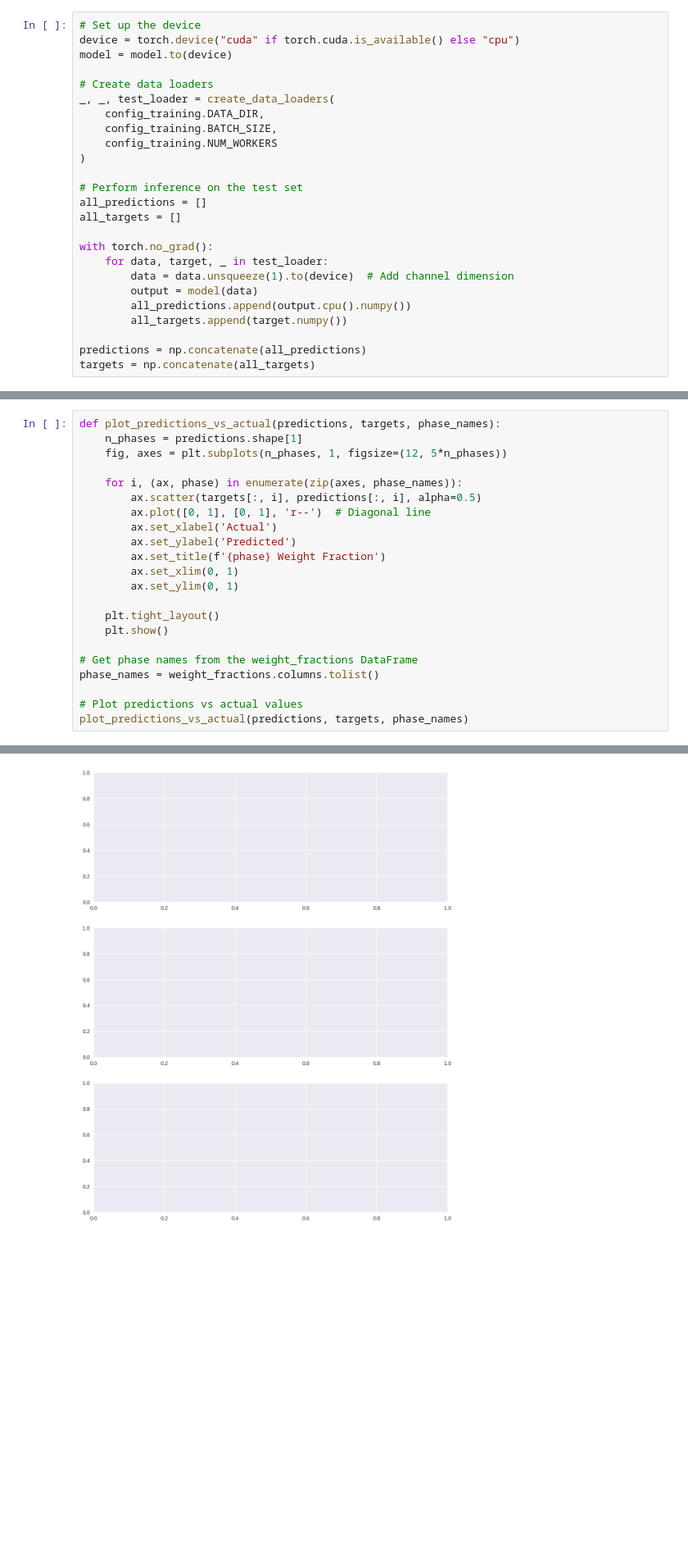
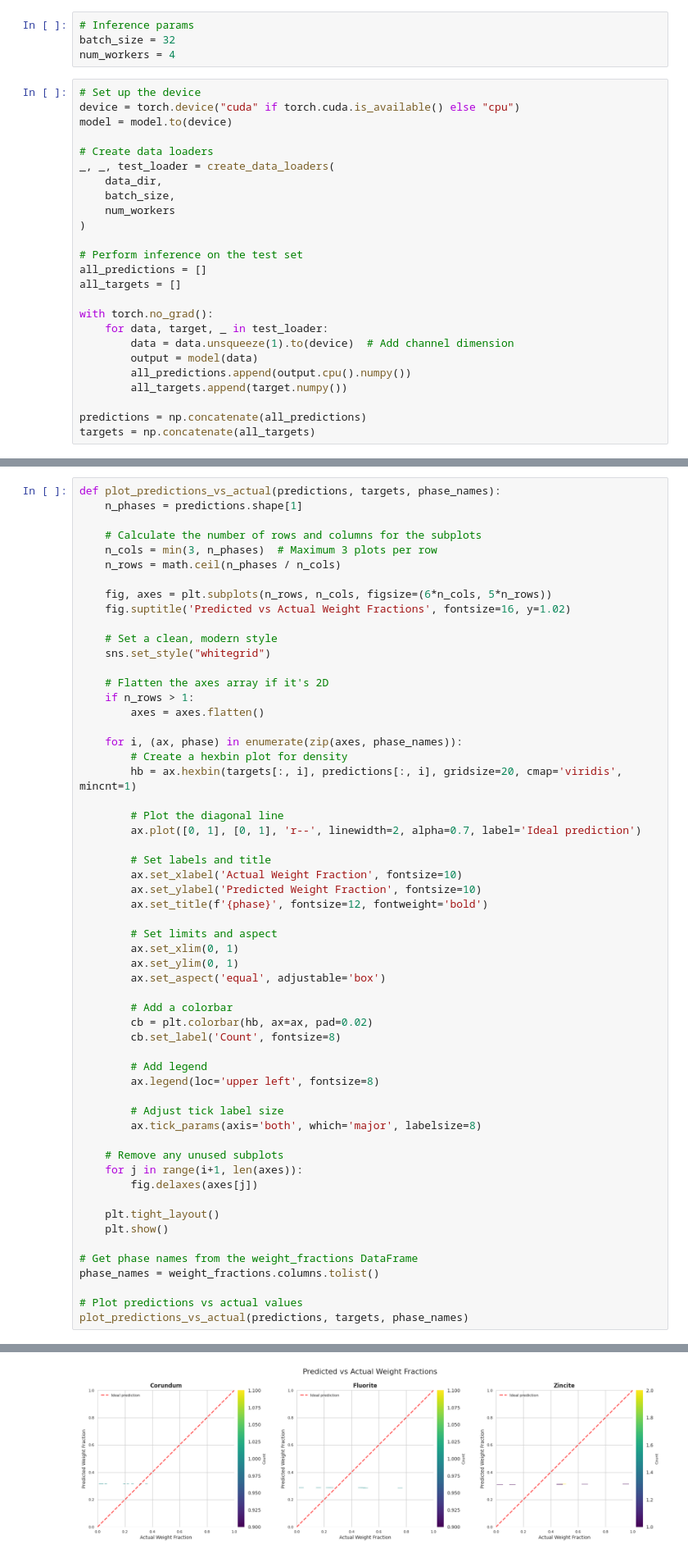
Before and after one commit to Machine-Intelligence-Characterisation/ML-for-phase-analysis, a Jupyter notebook: analysis/analysis.ipynb, the cells around one changed output, grey strips where cells are left out. Shown at 82% size. Cells and saved outputs as stored; diff of their text form; blank space fills up the shorter version.

```diff
--- a/analysis/analysis.ipynb
+++ b/analysis/analysis.ipynb
@@ -132,3 +145,7 @@ NameError: name 'smallFCN' is not defined
+# %%
+# Inference params
+batch_size = 32
+num_workers = 4
 # %%
 # Set up the device
 device = torch.device("cuda" if torch.cuda.is_available() else "cpu")
@@ -136,9 +153,9 @@ model = model.to(device)
 
 # Create data loaders
 _, _, test_loader = create_data_loaders(
-    config_training.DATA_DIR,
-    config_training.BATCH_SIZE,
-    config_training.NUM_WORKERS
+    data_dir,
+    batch_size,
+    num_workers
 )
 
 # Perform inference on the test set
@@ -157,16 +176,51 @@ targets = np.concatenate(all_targets)
 # %%
 def plot_predictions_vs_actual(predictions, targets, phase_names):
     n_phases = predictions.shape[1]
-    fig, axes = plt.subplots(n_phases, 1, figsize=(12, 5*n_phases))
+
+    # Calculate the number of rows and columns for the subplots
+    n_cols = min(3, n_phases)  # Maximum 3 plots per row
+    n_rows = math.ceil(n_phases / n_cols)
+
+    fig, axes = plt.subplots(n_rows, n_cols, figsize=(6*n_cols, 5*n_rows))
+    fig.suptitle('Predicted vs Actual Weight Fractions', fontsize=16, y=1.02)
+
+    # Set a clean, modern style
+    sns.set_style("whitegrid")
+
+    # Flatten the axes array if it's 2D
+    if n_rows > 1:
+        axes = axes.flatten()
 
     for i, (ax, phase) in enumerate(zip(axes, phase_names)):
-        ax.scatter(targets[:, i], predictions[:, i], alpha=0.5)
-        ax.plot([0, 1], [0, 1], 'r--')  # Diagonal line
-        ax.set_xlabel('Actual')
-        ax.set_ylabel('Predicted')
-        ax.set_title(f'{phase} Weight Fraction')
+        # Create a hexbin plot for density
+        hb = ax.hexbin(targets[:, i], predictions[:, i], gridsize=20, cmap='viridis', mincnt=1)
+
+        # Plot the diagonal line
+        ax.plot([0, 1], [0, 1], 'r--', linewidth=2, alpha=0.7, label='Ideal prediction')
+
+        # Set labels and title
+        ax.set_xlabel('Actual Weight Fraction', fontsize=10)
+        ax.set_ylabel('Predicted Weight Fraction', fontsize=10)
+        ax.set_title(f'{phase}', fontsize=12, fontweight='bold')
+
+        # Set limits and aspect
         ax.set_xlim(0, 1)
         ax.set_ylim(0, 1)
+        ax.set_aspect('equal', adjustable='box')
+
+        # Add a colorbar
+        cb = plt.colorbar(hb, ax=ax, pad=0.02)
+        cb.set_label('Count', fontsize=8)
+
+        # Add legend
+        ax.legend(loc='upper left', fontsize=8)
+
+        # Adjust tick label size
+        ax.tick_params(axis='both', which='major', labelsize=8)
+
+    # Remove any unused subplots
+    for j in range(i+1, len(axes)):
+        fig.delaxes(axes[j])
 
     plt.tight_layout()
     plt.show()
@@ -181 +234 @@ ValueError: x and y must be the same size
-[figure, old version]
+[figure, new version]
```
Also changed, not shown: parts of 23 cells of this notebook, 6 other files.
